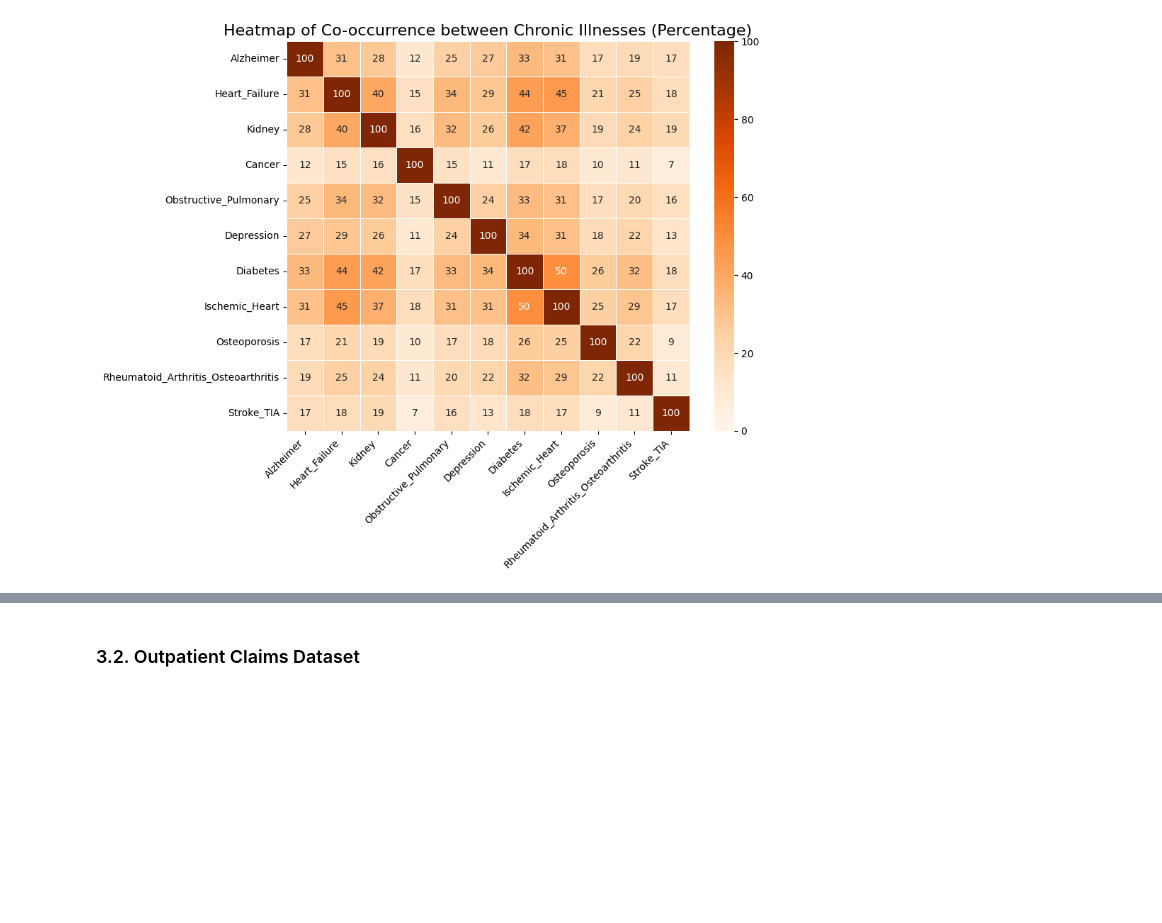
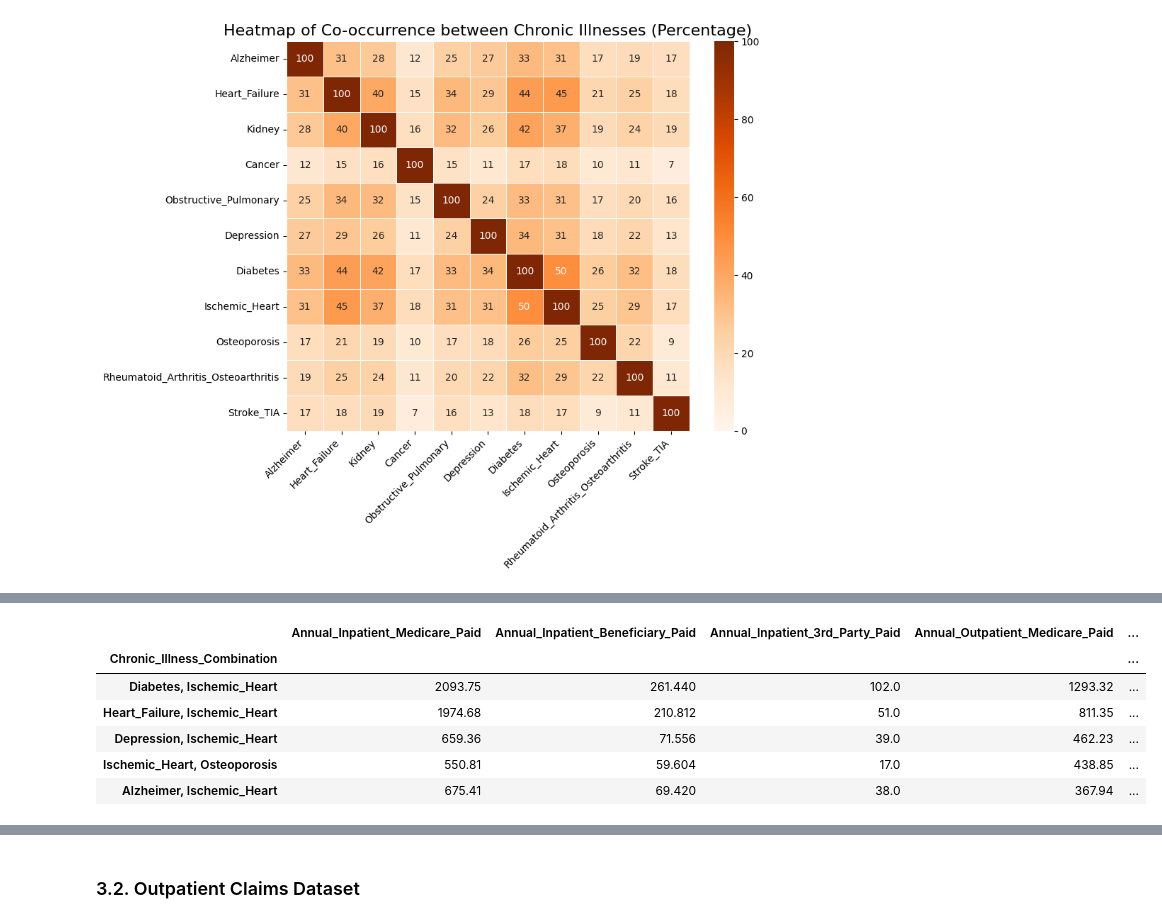
Before and after one commit to rameshs-data/Chronic_Care_Cost_Benchmarking, a Jupyter notebook: notebook/1_EDA.ipynb, the cells around one changed output, grey strips where cells are left out. Drawn from its saved outputs; the diff is of its cells as text; code cells hidden in the pictures; blank space fills up the shorter version.

```diff
--- a/notebook/1_EDA.ipynb
+++ b/notebook/1_EDA.ipynb
@@ -805,0 +833,3 @@ plt.show()
+# %%
+# Creating Total cost
+benef_2009_df['Total_Cost'] = benef_2009_df.Annual_Inpatient_Total_Paid + benef_2009_df.Annual_Outpatient_Total_Paid + benef_2009_df.Annual_Carrier_Total_Paid
@@ -805,0 +863,35 @@ plt.show()
+# %%
+# Filter for beneficiaries with exactly 2 chronic illnesses
+df_two_illnesses = benef_2009_df[benef_2009_df['Chronic_Illness_Count'] == 2]
+
+# Define the columns to sum up
+paid_columns = [
+    'Annual_Inpatient_Medicare_Paid', 'Annual_Inpatient_Beneficiary_Paid', 'Annual_Inpatient_3rd_Party_Paid',
+    'Annual_Outpatient_Medicare_Paid', 'Annual_Outpatient_Beneficiary_Paid', 'Annual_Outpatient_3rd_Party_Paid',
+    'Annual_Carrier_Medicare_Paid', 'Annual_Carrier_Beneficiary_Paid', 'Annual_Carrier_3rd_Party_Paid',
+    'Annual_Inpatient_Total_Paid', 'Annual_Outpatient_Total_Paid', 'Annual_Carrier_Total_Paid',
+    'Total_Cost'
+]
+
+# Define the total cost column
+cost_column = 'Total_Cost'
+
+# Group by Chronic_Illness_Combination and sum the paid columns
+grouped_df = df_two_illnesses.groupby('Chronic_Illness_Combination')[paid_columns].sum()
+
+# Convert the summed values to thousands (K notation)
+grouped_df_k = grouped_df / 1000
+
+# Sort the grouped data by Total_Cost in descending order
+sorted_grouped_df_k = grouped_df_k.sort_values('Total_Cost', ascending=False)
+
+# Display the combination with the highest total cost
+sorted_grouped_df_k.head(5)
+# %% [output]
+|  | Annual_Inpatient_Medicare_Paid | Annual_Inpatient_Beneficiary_Paid | Annual_Inpatient_3rd_Party_Paid | Annual_Outpatient_Medicare_Paid | ... |
+| Chronic_Illness_Combination |  |  |  |  | ... |
+| Diabetes, Ischemic_Heart | 2093.75 | 261.440 | 102.0 | 1293.32 | ... |
+| Heart_Failure, Ischemic_Heart | 1974.68 | 210.812 | 51.0 | 811.35 | ... |
+| Depression, Ischemic_Heart | 659.36 | 71.556 | 39.0 | 462.23 | ... |
+| Ischemic_Heart, Osteoporosis | 550.81 | 59.604 | 17.0 | 438.85 | ... |
+| Alzheimer, Ischemic_Heart | 675.41 | 69.420 | 38.0 | 367.94 | ... |
```
Also changed, not shown: parts of 84 cells of this notebook.
